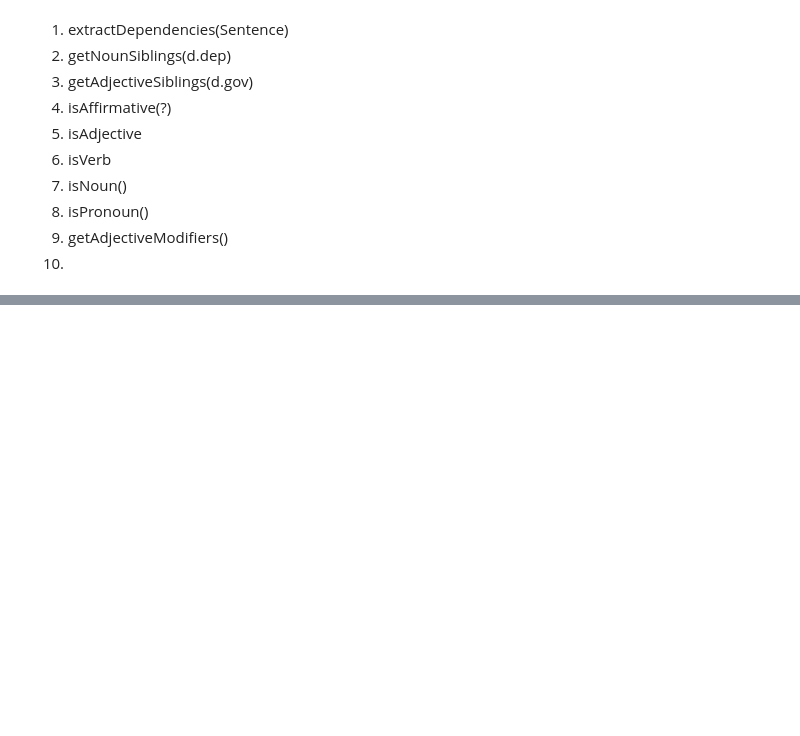
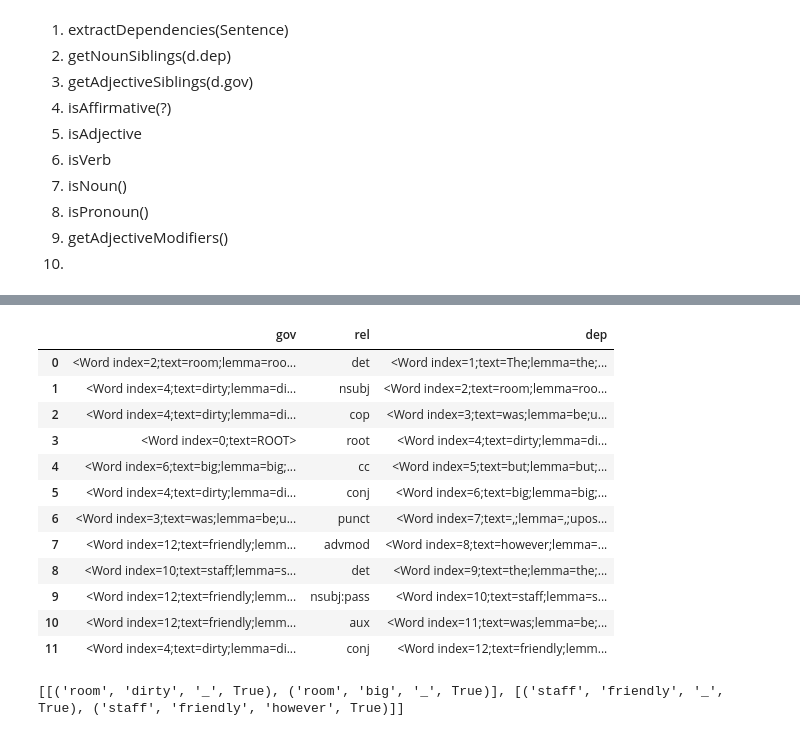
Before and after one commit to amprova/WE_research, a Jupyter notebook: aspect.ipynb, the cells around one changed output, grey strips where cells are left out. Drawn from its saved outputs; the diff is of its cells as text; code cells hidden in the pictures; blank space fills up the shorter version.

```diff
--- a/aspect.ipynb
+++ b/aspect.ipynb
@@ -353,0 +337,6 @@ True
+# %%
+def makeNeg(depTable, Col):
+    for index in range(0,len(depTable)):
+        if depTable['rel'][index] =='advmod' and 'Neg' in depTable[Col][index].feats:
+            depTable['rel'][index] ='neg'
+    return depTable
@@ -353,0 +403,39 @@ True
+# %%
+import pandas as pd
+text = "The room was dirty but big, however the staff was friendly"
+#text = "The staff was not good"
+df = extractDependencies(text)
+df = makeNeg(df, 'dep')
+df
+# %% [output]
+|  | gov | rel | dep |
+| 0 | <Word index=2;text=room;lemma=roo... | det | <Word index=1;text=The;lemma=the;... |
+| 1 | <Word index=4;text=dirty;lemma=di... | nsubj | <Word index=2;text=room;lemma=roo... |
+| 2 | <Word index=4;text=dirty;lemma=di... | cop | <Word index=3;text=was;lemma=be;u... |
+| 3 | <Word index=0;text=ROOT> | root | <Word index=4;text=dirty;lemma=di... |
+| 4 | <Word index=6;text=big;lemma=big;... | cc | <Word index=5;text=but;lemma=but;... |
+| 5 | <Word index=4;text=dirty;lemma=di... | conj | <Word index=6;text=big;lemma=big;... |
+| 6 | <Word index=3;text=was;lemma=be;u... | punct | <Word index=7;text=,;lemma=,;upos... |
+| 7 | <Word index=12;text=friendly;lemm... | advmod | <Word index=8;text=however;lemma=... |
+| 8 | <Word index=10;text=staff;lemma=s... | det | <Word index=9;text=the;lemma=the;... |
+| 9 | <Word index=12;text=friendly;lemm... | nsubj:pass | <Word index=10;text=staff;lemma=s... |
+| 10 | <Word index=12;text=friendly;lemm... | aux | <Word index=11;text=was;lemma=be;... |
+| 11 | <Word index=4;text=dirty;lemma=di... | conj | <Word index=12;text=friendly;lemm... |
+# %%
+A = []
+for index in range(0, len(df)):
+    if 'nsubj' in df['rel'][index]:
+        annot = casensub(df, index)
+        if annot is not None:
+            A.append(annot)
+    elif 'amod' in df['rel'][index]:
+        annot = caseamod(df, index)
+        if annot is not None:
+            A.append(annot)
+    elif 'comp' in df['rel'][index]:
+        annot = casecomp(df, index)
+        if annot is not None:
+            A.append(annot)
+print(A)
+# %% [output]
+[[('room', 'dirty', '_', True), ('room', 'big', '_', True)], [('staff', 'friendly', '_', True), ('staff', 'friendly', 'however', True)]]
```
Also changed, not shown: parts of 20 cells of this notebook.
